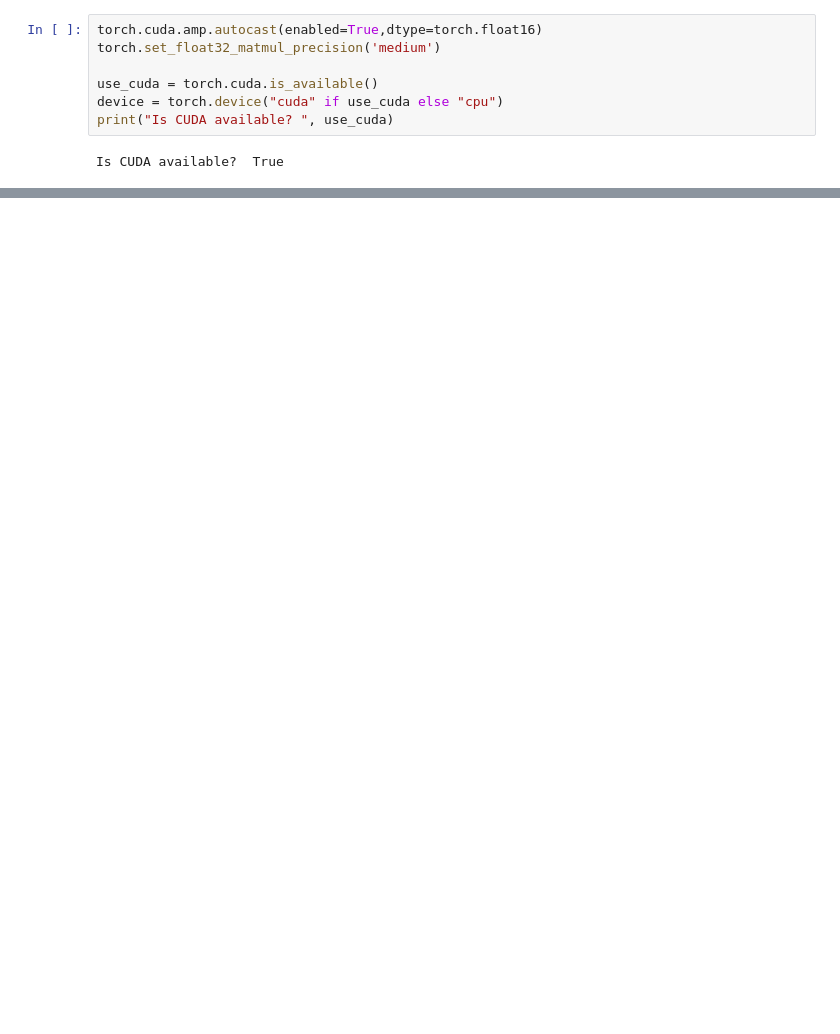
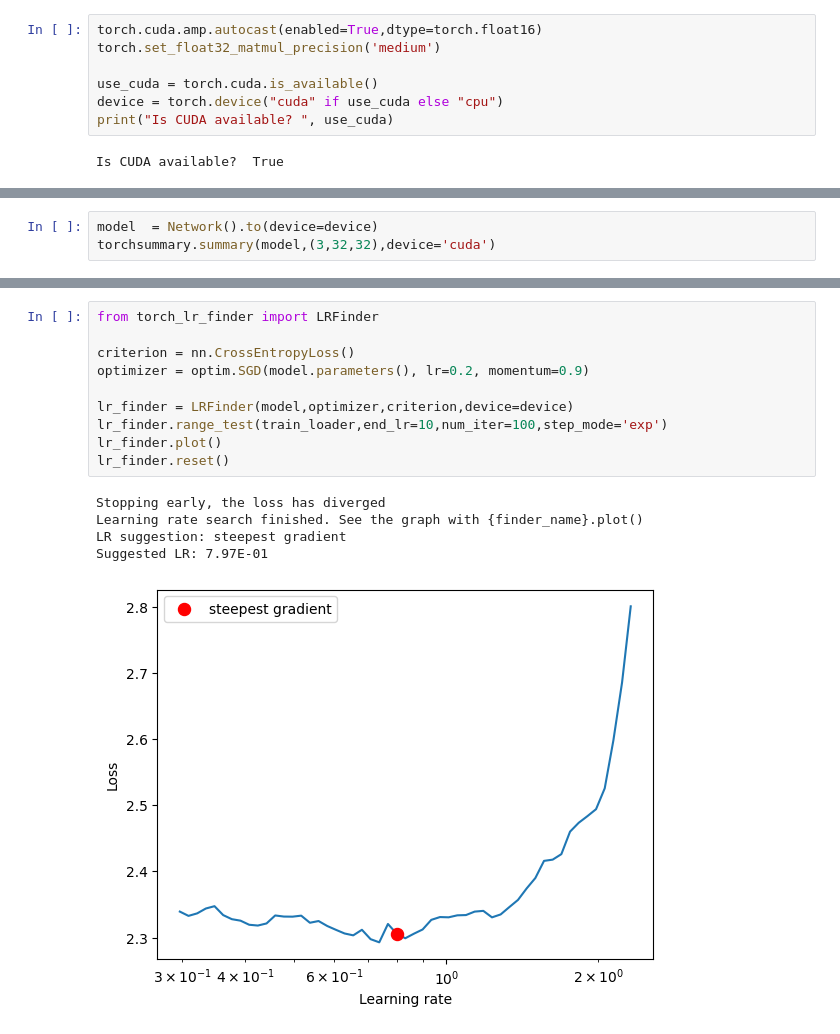
Before and after one commit to Muthukamalan/ZerotoHeroDL, a Jupyter notebook: Vision/Ch9/S9.ipynb, the cells around one changed output, grey strips where cells are left out. Drawn from its saved outputs; the diff is of its cells as text; blank space fills up the shorter version.

```diff
--- a/Vision/Ch9/S9.ipynb
+++ b/Vision/Ch9/S9.ipynb
@@ -83,0 +40,3 @@ Clipping input data to the valid range for imshow with RGB data ([0..1] for floa
+# %%
+model  = Network().to(device=device)
+torchsummary.summary(model,(3,32,32),device='cuda')
@@ -83,0 +61,16 @@ Clipping input data to the valid range for imshow with RGB data ([0..1] for floa
+# %%
+from torch_lr_finder import LRFinder
+
+criterion = nn.CrossEntropyLoss()
+optimizer = optim.SGD(model.parameters(), lr=0.2, momentum=0.9)
+
+lr_finder = LRFinder(model,optimizer,criterion,device=device)
+lr_finder.range_test(train_loader,end_lr=10,num_iter=100,step_mode='exp')
+lr_finder.plot()
+lr_finder.reset()
+# %% [output]
+Stopping early, the loss has diverged
+Learning rate search finished. See the graph with {finder_name}.plot()
+LR suggestion: steepest gradient
+Suggested LR: 7.97E-01
+[figure, added]
```
Also changed, not shown: parts of 12 cells of this notebook, 10 other files.
